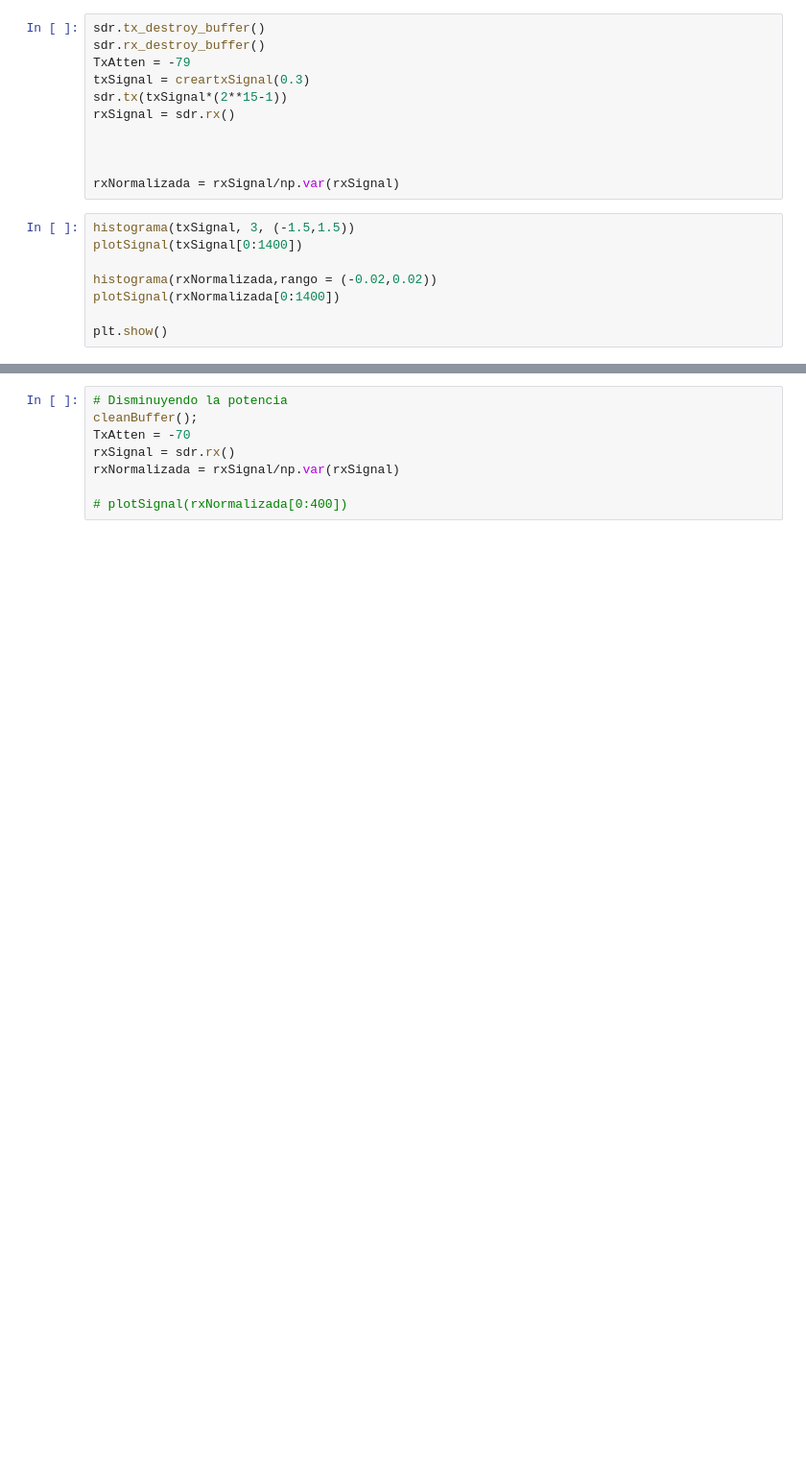
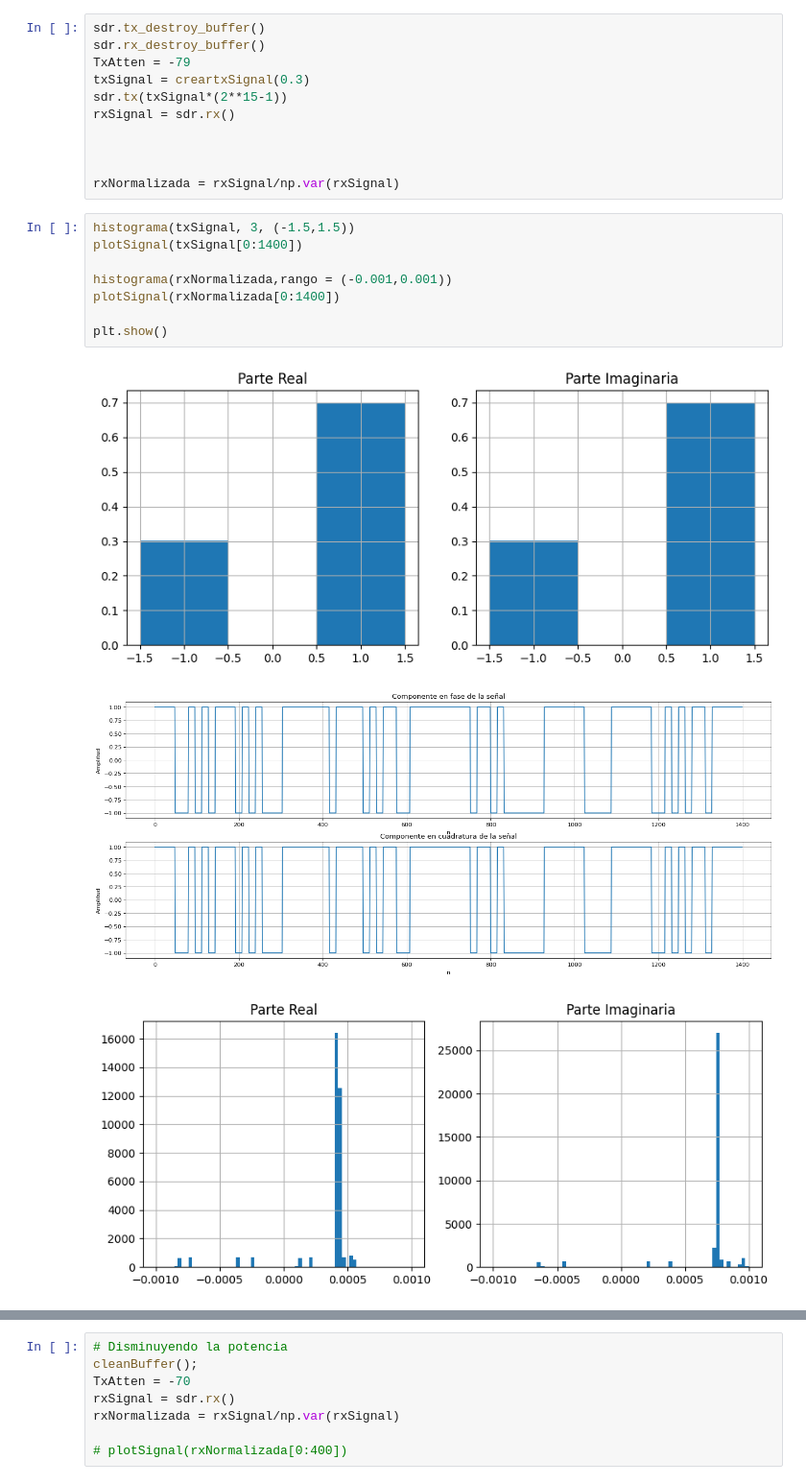
Before and after one commit to GastonFernandez00/Comunicaciones-Digitales, a Jupyter notebook: SDR Ejercicios/EjercicioTP3.ipynb, the cells around one changed output, grey strips where cells are left out. Shown at 96% size. Saved outputs shown, nothing was run; the diff lists cells and outputs as text; blank space fills up the shorter version.

```diff
--- a/SDR Ejercicios/EjercicioTP3.ipynb
+++ b/SDR Ejercicios/EjercicioTP3.ipynb
@@ -204,8 +215,12 @@ rxNormalizada = rxSignal/np.var(rxSignal)
 # %%
 histograma(txSignal, 3, (-1.5,1.5))
 plotSignal(txSignal[0:1400])
 
-histograma(rxNormalizada,rango = (-0.02,0.02))
+histograma(rxNormalizada,rango = (-0.001,0.001))
 plotSignal(rxNormalizada[0:1400])
 
 plt.show()
+# %% [output]
+[figure, added]
+[figure, added]
+[figure, added]
```
Also changed, not shown: parts of 9 cells of this notebook.
